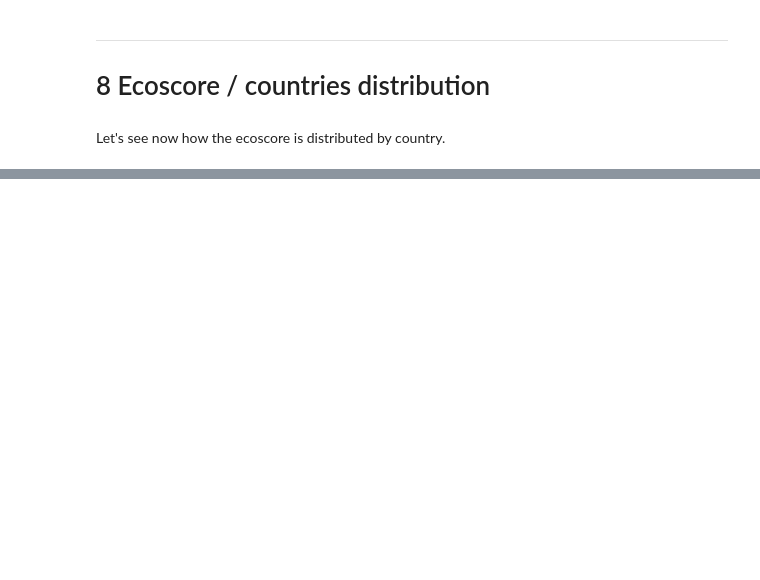
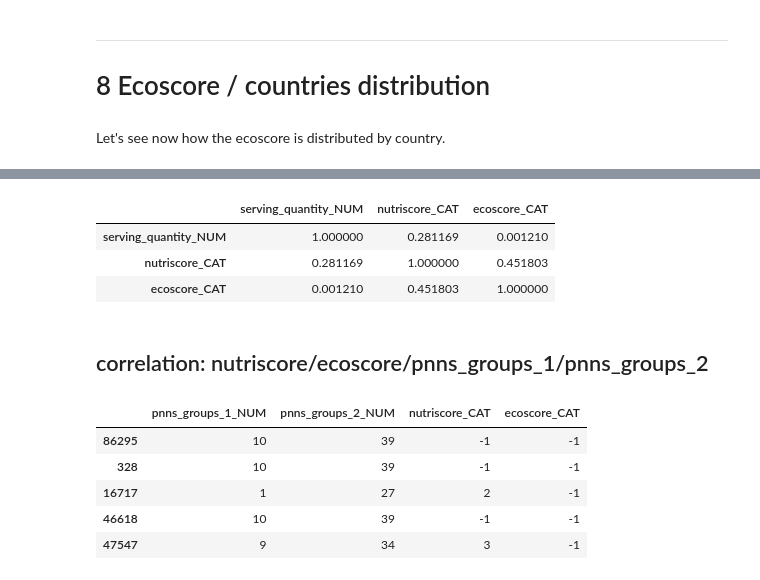
Before and after one commit to curiousmindflow/oc-ml-p2, a Jupyter notebook: exploration.ipynb, the cells around one changed output, grey strips where cells are left out. Cells and saved outputs as stored; diff of their text form; code cells hidden in the pictures; blank space fills up the shorter version.

```diff
--- a/exploration.ipynb
+++ b/exploration.ipynb
@@ -276,0 +381,2 @@ plt.show()
+# %%
+data["labels_en_NUM"] = data["labels_en"].astype("category").cat.codes
@@ -276,0 +401,2 @@ plt.show()
+# %%
+data["serving_quantity_NUM"] = data["serving_quantity"].astype("category").cat.codes
@@ -276,0 +412,22 @@ plt.show()
+# %%
+data.loc[:, ["serving_quantity_NUM", "nutriscore_CAT", "ecoscore_CAT"]].corr()
+# %% [output]
+|  | serving_quantity_NUM | nutriscore_CAT | ecoscore_CAT |
+| serving_quantity_NUM | 1.000000 | 0.281169 | 0.001210 |
+| nutriscore_CAT | 0.281169 | 1.000000 | 0.451803 |
+| ecoscore_CAT | 0.001210 | 0.451803 | 1.000000 |
+# %% [markdown]
+## correlation: nutriscore/ecoscore/pnns_groups_1/pnns_groups_2
+# %%
+data["pnns_groups_1_NUM"] = data["pnns_groups_1"].astype("category").cat.codes
+# %%
+data["pnns_groups_2_NUM"] = data["pnns_groups_2"].astype("category").cat.codes
+# %%
+data.loc[:, ["pnns_groups_1_NUM", "pnns_groups_2_NUM", "nutriscore_CAT", "ecoscore_CAT"]].head()
+# %% [output]
+|  | pnns_groups_1_NUM | pnns_groups_2_NUM | nutriscore_CAT | ecoscore_CAT |
+| 86295 | 10 | 39 | -1 | -1 |
+| 328 | 10 | 39 | -1 | -1 |
+| 16717 | 1 | 27 | 2 | -1 |
+| 46618 | 10 | 39 | -1 | -1 |
+| 47547 | 9 | 34 | 3 | -1 |
```
Also changed, not shown: parts of 57 cells of this notebook, 1 other file.
